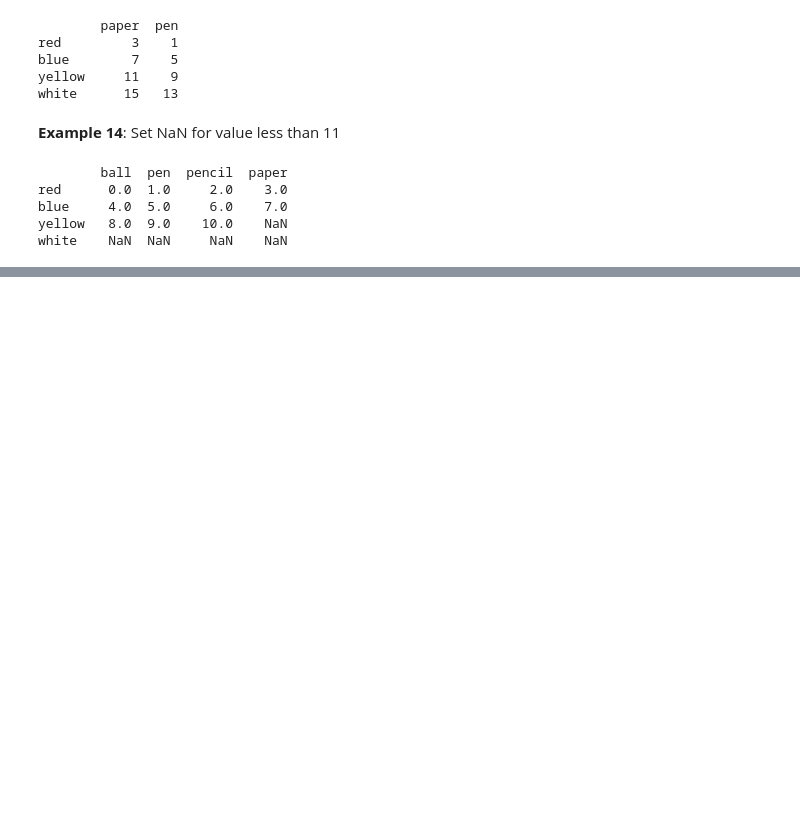
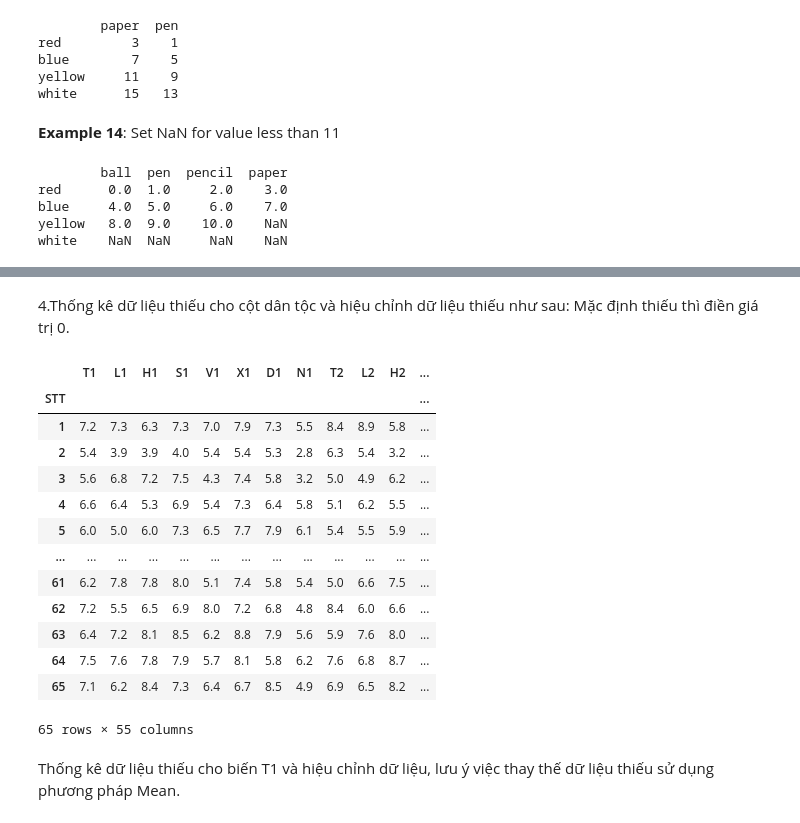
Before and after one commit to Spokai3/PhanTichDuLieuVaHocSau, a Jupyter notebook: Lab1.ipynb, the cells around one changed output, grey strips where cells are left out. Saved outputs shown, nothing was run; the diff lists cells and outputs as text; code cells hidden in the pictures; blank space fills up the shorter version.

```diff
--- a/Lab1.ipynb
+++ b/Lab1.ipynb
@@ -222,0 +363,23 @@ white    NaN  NaN     NaN    NaN
+# %% [markdown]
+4.Thống kê dữ liệu thiếu cho cột dân tộc và hiệu chỉnh dữ liệu thiếu như sau: Mặc định thiếu thì điền giá trị 0.
+# %%
+hw = pd.read_csv('https://raw.githubusercontent.com/huynhhoc/DataAnalystDeepLearning/main/Data/dulieuxettuyendaihoc.csv',index_col='STT', nrows=65)
+hw1 = pd.DataFrame(hw)
+hw1.fillna(0)
+# %% [output]
+|  | T1 | L1 | H1 | S1 | V1 | X1 | D1 | N1 | T2 | L2 | H2 | ... |
+| STT |  |  |  |  |  |  |  |  |  |  |  | ... |
+| 1 | 7.2 | 7.3 | 6.3 | 7.3 | 7.0 | 7.9 | 7.3 | 5.5 | 8.4 | 8.9 | 5.8 | ... |
+| 2 | 5.4 | 3.9 | 3.9 | 4.0 | 5.4 | 5.4 | 5.3 | 2.8 | 6.3 | 5.4 | 3.2 | ... |
+| 3 | 5.6 | 6.8 | 7.2 | 7.5 | 4.3 | 7.4 | 5.8 | 3.2 | 5.0 | 4.9 | 6.2 | ... |
+| 4 | 6.6 | 6.4 | 5.3 | 6.9 | 5.4 | 7.3 | 6.4 | 5.8 | 5.1 | 6.2 | 5.5 | ... |
+| 5 | 6.0 | 5.0 | 6.0 | 7.3 | 6.5 | 7.7 | 7.9 | 6.1 | 5.4 | 5.5 | 5.9 | ... |
+| ... | ... | ... | ... | ... | ... | ... | ... | ... | ... | ... | ... | ... |
+| 61 | 6.2 | 7.8 | 7.8 | 8.0 | 5.1 | 7.4 | 5.8 | 5.4 | 5.0 | 6.6 | 7.5 | ... |
+| 62 | 7.2 | 5.5 | 6.5 | 6.9 | 8.0 | 7.2 | 6.8 | 4.8 | 8.4 | 6.0 | 6.6 | ... |
+| 63 | 6.4 | 7.2 | 8.1 | 8.5 | 6.2 | 8.8 | 7.9 | 5.6 | 5.9 | 7.6 | 8.0 | ... |
+| 64 | 7.5 | 7.6 | 7.8 | 7.9 | 5.7 | 8.1 | 5.8 | 6.2 | 7.6 | 6.8 | 8.7 | ... |
+| 65 | 7.1 | 6.2 | 8.4 | 7.3 | 6.4 | 6.7 | 8.5 | 4.9 | 6.9 | 6.5 | 8.2 | ... |
+65 rows × 55 columns
+# %% [markdown]
+Thống kê dữ liệu thiếu cho biến T1 và hiệu chỉnh dữ liệu, lưu ý việc thay thế dữ liệu thiếu sử dụng phương pháp Mean.
```
Also changed, not shown: parts of 21 cells of this notebook.
